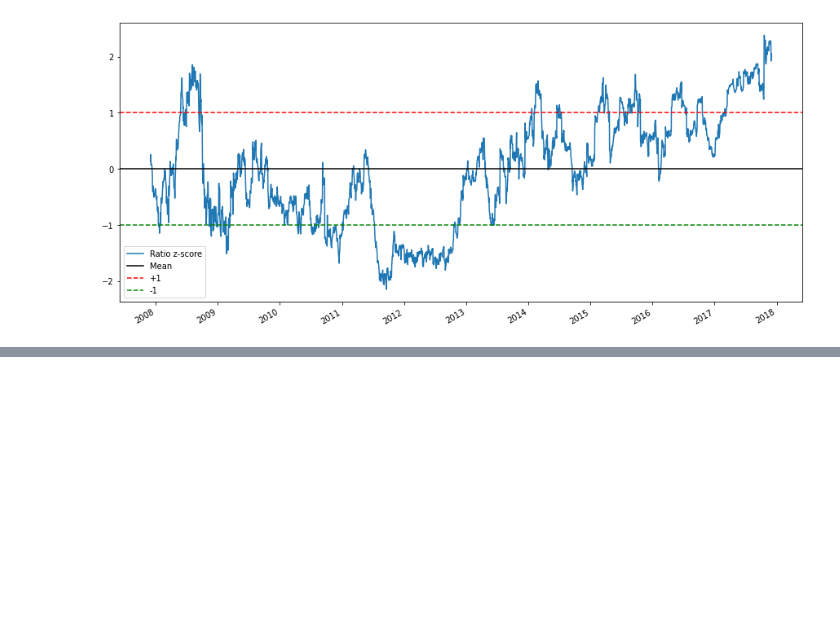
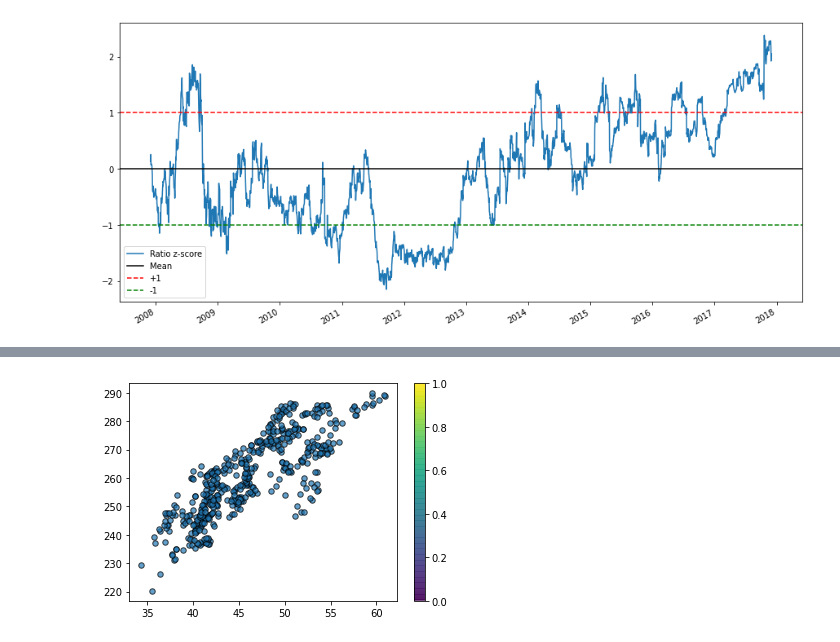
Before and after one commit to ahsank/runml, a Jupyter notebook: Fintest.ipynb, the cells around one changed output, grey strips where cells are left out. Cells and saved outputs as stored; diff of their text form; code cells hidden in the pictures; blank space fills up the shorter version.

```diff
--- a/Fintest.ipynb
+++ b/Fintest.ipynb
@@ -295,0 +378,6 @@ plt.show()
+# %%
+# Plot data point using colormap
+sc = plt.scatter(x,y,s=30,edgecolor='k',alpha=0.7)
+cb = plt.colorbar(sc)
+# %% [output]
+[figure, added]
```
Also changed, not shown: parts of 11 cells of this notebook.
